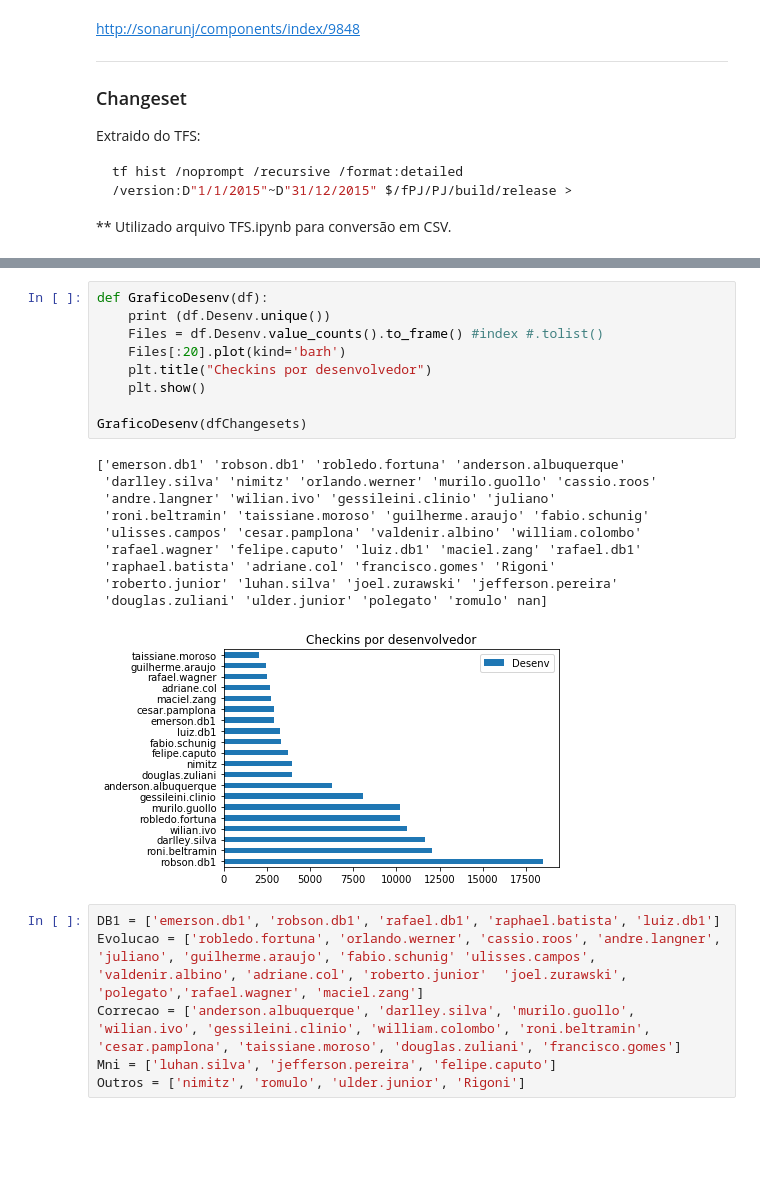
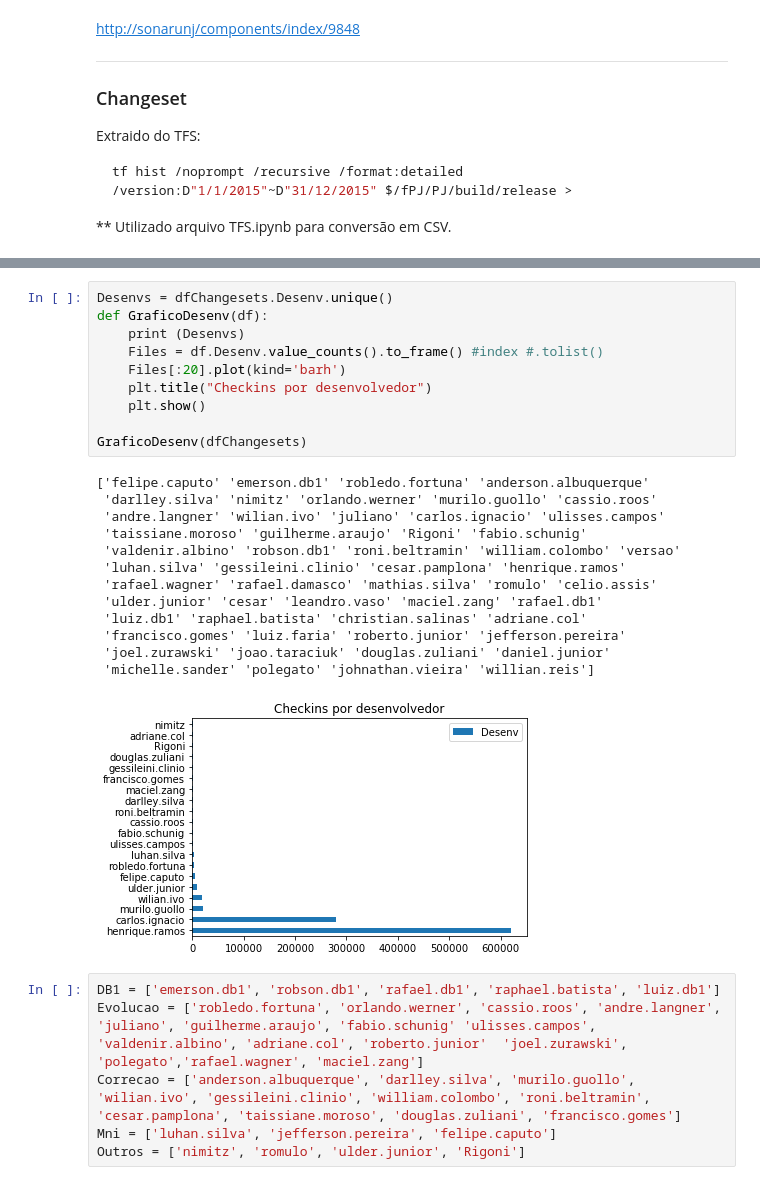
Before and after one commit to wilianselzlein/Metricas, a Jupyter notebook: Changesets.ipynb, the cells around one changed output, grey strips where cells are left out. Cells and saved outputs as stored; diff of their text form; blank space fills up the shorter version.

Commit message:
Atividades desenv

```diff
--- a/Changesets.ipynb
+++ b/Changesets.ipynb
@@ -133,23 +121,27 @@ dfChangesets
 # %%
+Desenvs = dfChangesets.Desenv.unique()
 def GraficoDesenv(df):
-    print (df.Desenv.unique())
+    print (Desenvs)
     Files = df.Desenv.value_counts().to_frame() #index #.tolist()
     Files[:20].plot(kind='barh')
     plt.title("Checkins por desenvolvedor")
     plt.show()
 
 GraficoDesenv(dfChangesets)
 # %% [output]
-['emerson.db1' 'robson.db1' 'robledo.fortuna' 'anderson.albuquerque'
+['felipe.caputo' 'emerson.db1' 'robledo.fortuna' 'anderson.albuquerque'
  'darlley.silva' 'nimitz' 'orlando.werner' 'murilo.guollo' 'cassio.roos'
- 'andre.langner' 'wilian.ivo' 'gessileini.clinio' 'juliano'
- 'roni.beltramin' 'taissiane.moroso' 'guilherme.araujo' 'fabio.schunig'
- 'ulisses.campos' 'cesar.pamplona' 'valdenir.albino' 'william.colombo'
- 'rafael.wagner' 'felipe.caputo' 'luiz.db1' 'maciel.zang' 'rafael.db1'
- 'raphael.batista' 'adriane.col' 'francisco.gomes' 'Rigoni'
- 'roberto.junior' 'luhan.silva' 'joel.zurawski' 'jefferson.pereira'
- 'douglas.zuliani' 'ulder.junior' 'polegato' 'romulo' nan]
+ 'andre.langner' 'wilian.ivo' 'juliano' 'carlos.ignacio' 'ulisses.campos'
+ 'taissiane.moroso' 'guilherme.araujo' 'Rigoni' 'fabio.schunig'
+ 'valdenir.albino' 'robson.db1' 'roni.beltramin' 'william.colombo' 'versao'
+ 'luhan.silva' 'gessileini.clinio' 'cesar.pamplona' 'henrique.ramos'
+ 'rafael.wagner' 'rafael.damasco' 'mathias.silva' 'romulo' 'celio.assis'
+ 'ulder.junior' 'cesar' 'leandro.vaso' 'maciel.zang' 'rafael.db1'
+ 'luiz.db1' 'raphael.batista' 'christian.salinas' 'adriane.col'
+ 'francisco.gomes' 'luiz.faria' 'roberto.junior' 'jefferson.pereira'
+ 'joel.zurawski' 'joao.taraciuk' 'douglas.zuliani' 'daniel.junior'
+ 'michelle.sander' 'polegato' 'johnathan.vieira' 'willian.reis']
-[figure, old version]
+[figure, new version]
 # %%
 DB1 = ['emerson.db1', 'robson.db1', 'rafael.db1', 'raphael.batista', 'luiz.db1']
 Evolucao = ['robledo.fortuna', 'orlando.werner', 'cassio.roos', 'andre.langner', 'juliano', 'guilherme.araujo', 'fabio.schunig' 'ulisses.campos', 'valdenir.albino', 'adriane.col', 'roberto.junior'  'joel.zurawski', 'polegato','rafael.wagner', 'maciel.zang']
```
Also changed, not shown: parts of 12 cells of this notebook.
